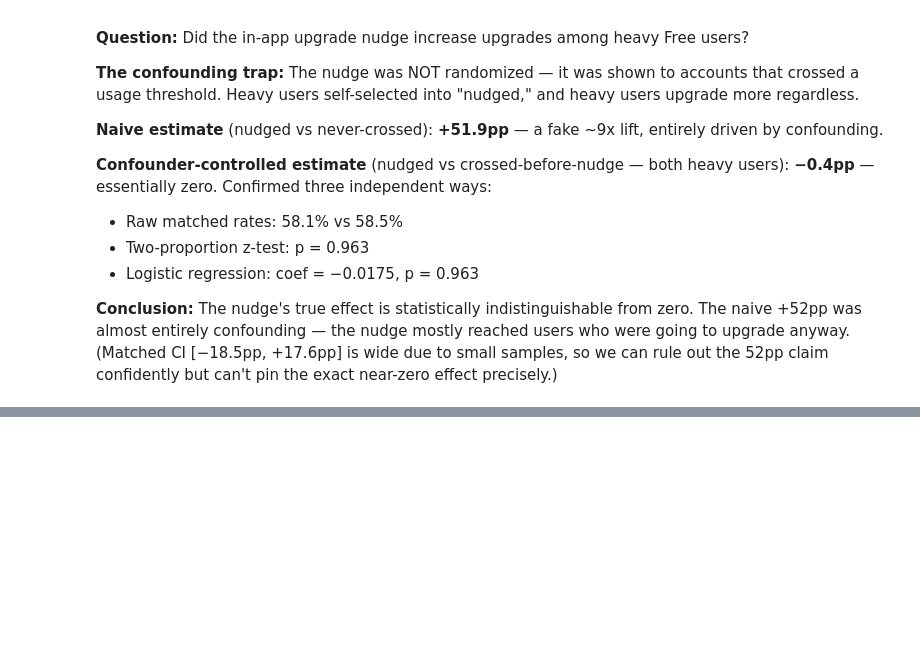
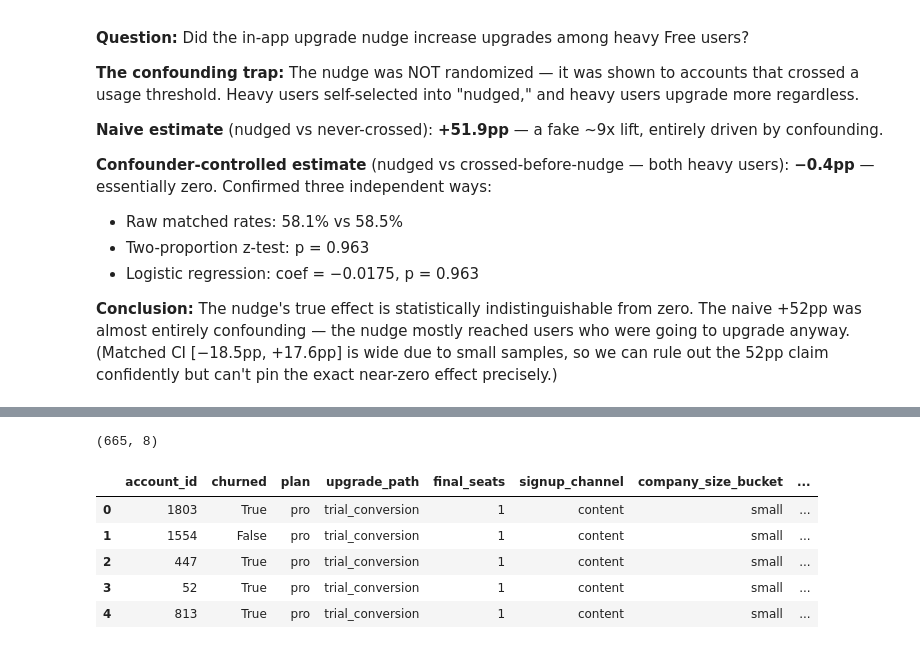
Before and after one commit to ash-philip/taskflow-growth-analytics, a Jupyter notebook: notebooks/phase4_experiments.ipynb, the cells around one changed output, grey strips where cells are left out. Drawn from its saved outputs; the diff is of its cells as text; code cells hidden in the pictures; blank space fills up the shorter version.

```diff
--- a/notebooks/phase4_experiments.ipynb
+++ b/notebooks/phase4_experiments.ipynb
@@ -322,0 +367,17 @@ nudged_flag    -0.0175      0.379     -0.046      0.963      -0.761       0.726
+# %%
+query = """
+    SELECT *
+    FROM `taskflow-growth-analytics.taskflow_dev.churn_features`
+"""
+
+df = client.query(query).to_dataframe()
+print(df.shape)
+df.head()
+# %% [output]
+(665, 8)
+|  | account_id | churned | plan | upgrade_path | final_seats | signup_channel | company_size_bucket | ... |
+| 0 | 1803 | True | pro | trial_conversion | 1 | content | small | ... |
+| 1 | 1554 | False | pro | trial_conversion | 1 | content | small | ... |
+| 2 | 447 | True | pro | trial_conversion | 1 | content | small | ... |
+| 3 | 52 | True | pro | trial_conversion | 1 | content | small | ... |
+| 4 | 813 | True | pro | trial_conversion | 1 | content | small | ... |
```
Also changed, not shown: parts of 13 cells of this notebook, 2 other files.
